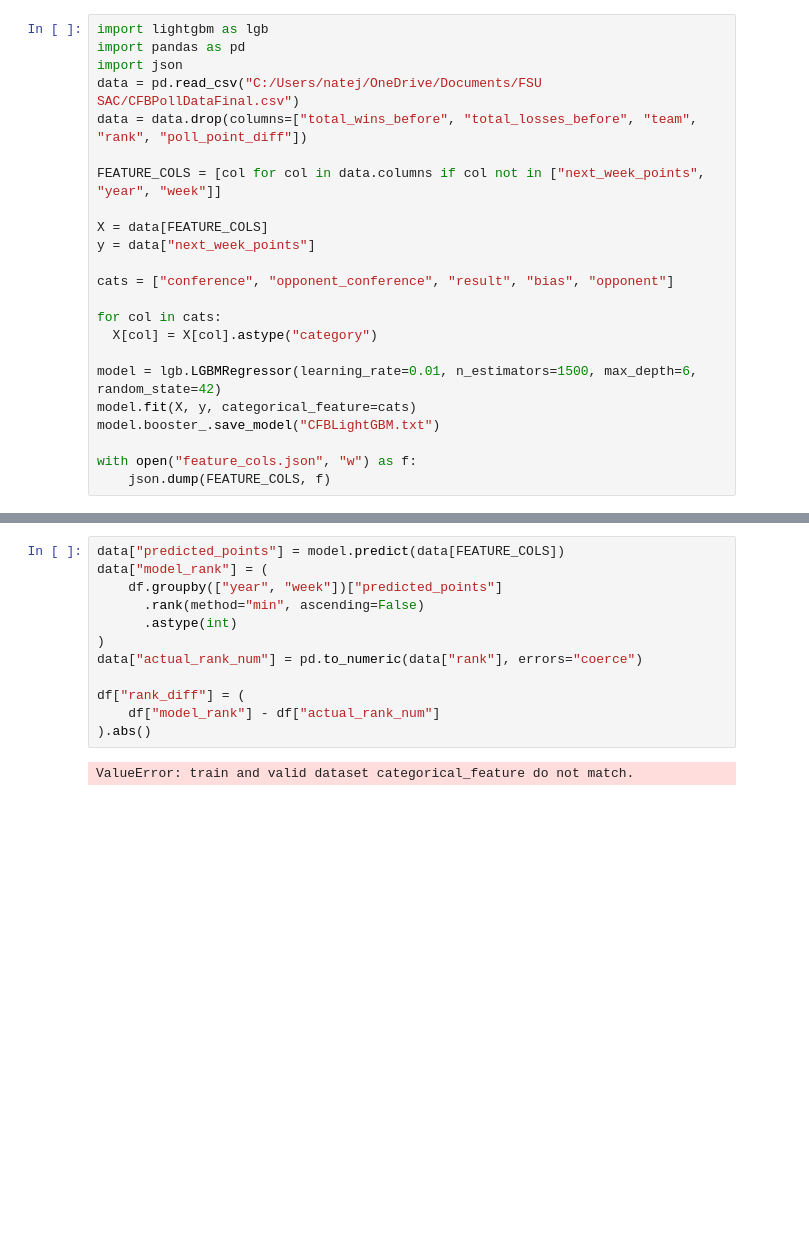
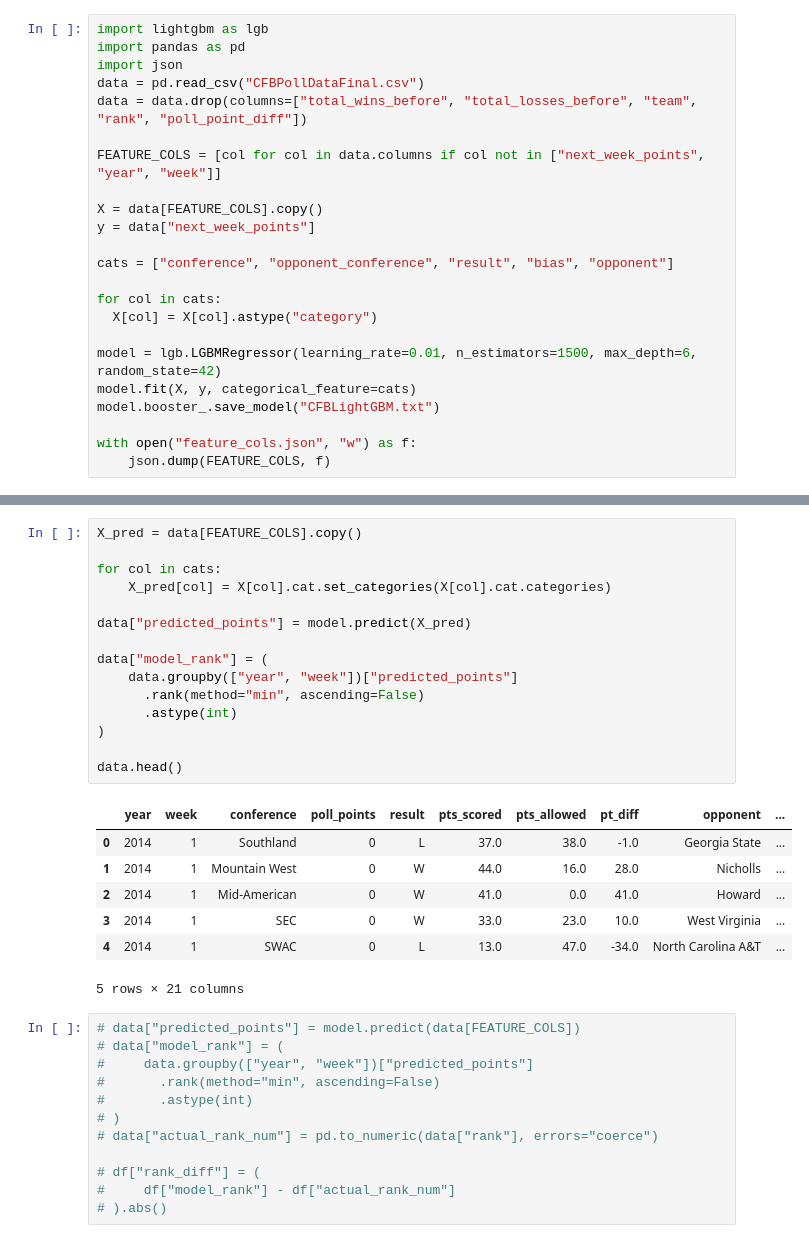
Before and after one commit to hillgrady/appoll-predictor, a Jupyter notebook: APPollLightGBM2.ipynb, the cells around one changed output, grey strips where cells are left out. Saved outputs shown, nothing was run; the diff lists cells and outputs as text; blank space fills up the shorter version.

```diff
--- a/APPollLightGBM2.ipynb
+++ b/APPollLightGBM2.ipynb
@@ -2,12 +2,12 @@
 import lightgbm as lgb
 import pandas as pd
 import json
-data = pd.read_csv("C:/Users/natej/OneDrive/Documents/FSU SAC/CFBPollDataFinal.csv")
+data = pd.read_csv("CFBPollDataFinal.csv")
 data = data.drop(columns=["total_wins_before", "total_losses_before", "team", "rank", "poll_point_diff"])
 
 FEATURE_COLS = [col for col in data.columns if col not in ["next_week_points", "year", "week"]]
 
-X = data[FEATURE_COLS]
+X = data[FEATURE_COLS].copy()
 y = data["next_week_points"]
 
 cats = ["conference", "opponent_conference", "result", "bias", "opponent"]
@@ -62,14 +42,35 @@ And if memory is not enough, you can set `force_col_wise=true`.
+# %%
+X_pred = data[FEATURE_COLS].copy()
+
+for col in cats:
+    X_pred[col] = X[col].cat.set_categories(X[col].cat.categories)
+
+data["predicted_points"] = model.predict(X_pred)
+
+data["model_rank"] = (
+    data.groupby(["year", "week"])["predicted_points"]
+      .rank(method="min", ascending=False)
+      .astype(int)
+)
+
+data.head()
+# %% [output]
+|  | year | week | conference | poll_points | result | pts_scored | pts_allowed | pt_diff | opponent | ... |
+| 0 | 2014 | 1 | Southland | 0 | L | 37.0 | 38.0 | -1.0 | Georgia State | ... |
+| 1 | 2014 | 1 | Mountain West | 0 | W | 44.0 | 16.0 | 28.0 | Nicholls | ... |
+| 2 | 2014 | 1 | Mid-American | 0 | W | 41.0 | 0.0 | 41.0 | Howard | ... |
+| 3 | 2014 | 1 | SEC | 0 | W | 33.0 | 23.0 | 10.0 | West Virginia | ... |
+| 4 | 2014 | 1 | SWAC | 0 | L | 13.0 | 47.0 | -34.0 | North Carolina A&T | ... |
+5 rows × 21 columns
 # %%
-data["predicted_points"] = model.predict(data[FEATURE_COLS])
-data["model_rank"] = (
-    df.groupby(["year", "week"])["predicted_points"]
-      .rank(method="min", ascending=False)
-      .astype(int)
-)
-data["actual_rank_num"] = pd.to_numeric(data["rank"], errors="coerce")
+# data["predicted_points"] = model.predict(data[FEATURE_COLS])
+# data["model_rank"] = (
+#     data.groupby(["year", "week"])["predicted_points"]
+#       .rank(method="min", ascending=False)
+#       .astype(int)
+# )
+# data["actual_rank_num"] = pd.to_numeric(data["rank"], errors="coerce")
 
-df["rank_diff"] = (
-    df["model_rank"] - df["actual_rank_num"]
-).abs()
+# df["rank_diff"] = (
+#     df["model_rank"] - df["actual_rank_num"]
+# ).abs()
-# %% [output]
-ValueError: train and valid dataset categorical_feature do not match.
```
Also changed, not shown: parts of 1 cell of this notebook, 5 other files.
